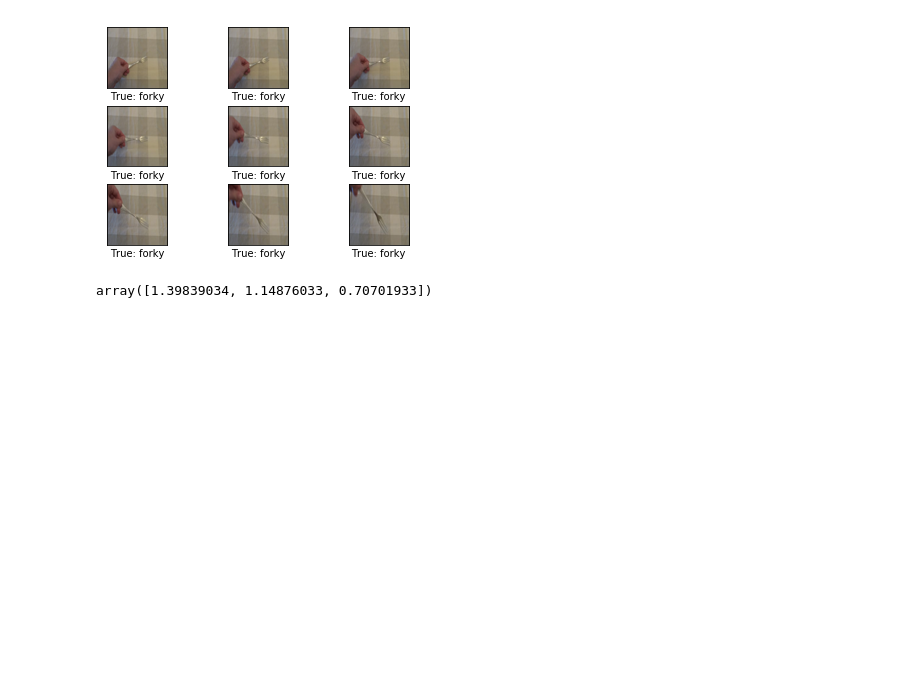
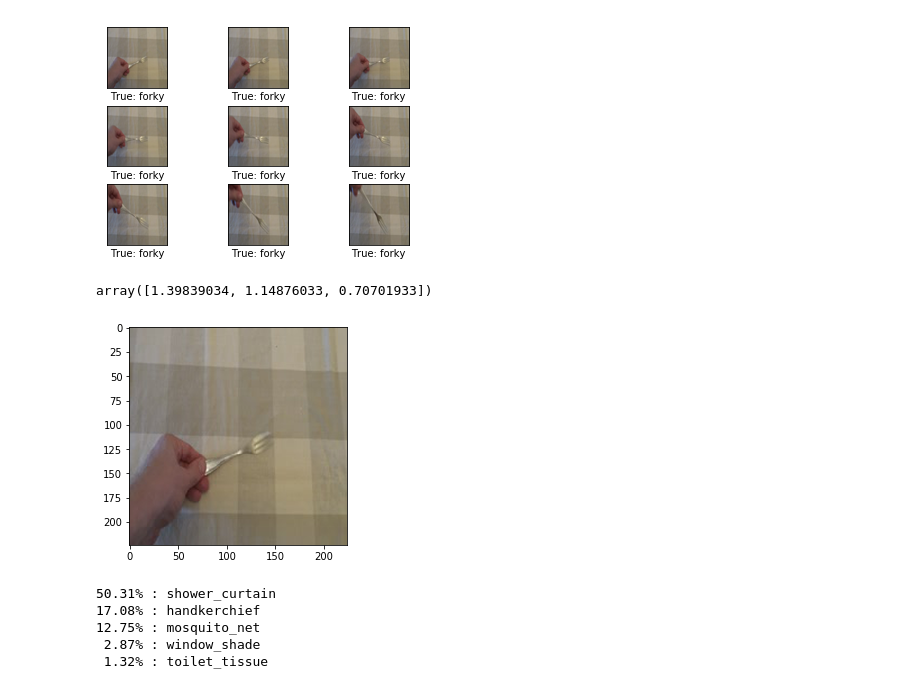
Before and after one commit to kornellewy/tf_keras_4_fine_tuning-, a Jupyter notebook: tf_keras_4_fine_tuning.ipynb, the cells around one changed output. Saved outputs shown, nothing was run; the diff lists cells and outputs as text; code cells hidden in the pictures; blank space fills up the shorter version.

```diff
--- a/tf_keras_4_fine_tuning.ipynb
+++ b/tf_keras_4_fine_tuning.ipynb
@@ -274,3 +273,36 @@ class_weight = compute_class_weight(class_weight='balanced',
 class_weight
 # %% [output]
 array([1.39839034, 1.14876033, 0.70701933])
+# %%
+import PIL
+def predict(image_path):
+    # load and resize image
+    img = PIL.Image.open(image_path)
+    img_resized = img.resize(input_shape, PIL.Image.LANCZOS)
+
+    # show the img
+    plt.imshow(img_resized)
+    plt.show()
+
+    # covert PIL img to np arrey
+    img_arrey = np.expand_dims(np.array(img_resized), axis=0)
+
+    # use of vgg16, output is 1000 classes of image net
+    pred = model.predict(img_arrey)
+
+    # we take only 1 prediction form output, decode
+    pred_decoded = decode_predictions(pred)[0]
+
+    # print prediction
+    for code, name, score in pred_decoded:
+        print("{0:>6.2%} : {1}".format(score, name))
+# %%
+PATH = image_paths_train[0]
+predict(PATH)
+# %% [output]
+[figure, added]
+50.31% : shower_curtain
+17.08% : handkerchief
+12.75% : mosquito_net
+ 2.87% : window_shade
+ 1.32% : toilet_tissue
```
Also changed, not shown: parts of 28 cells of this notebook, 2 other files.
